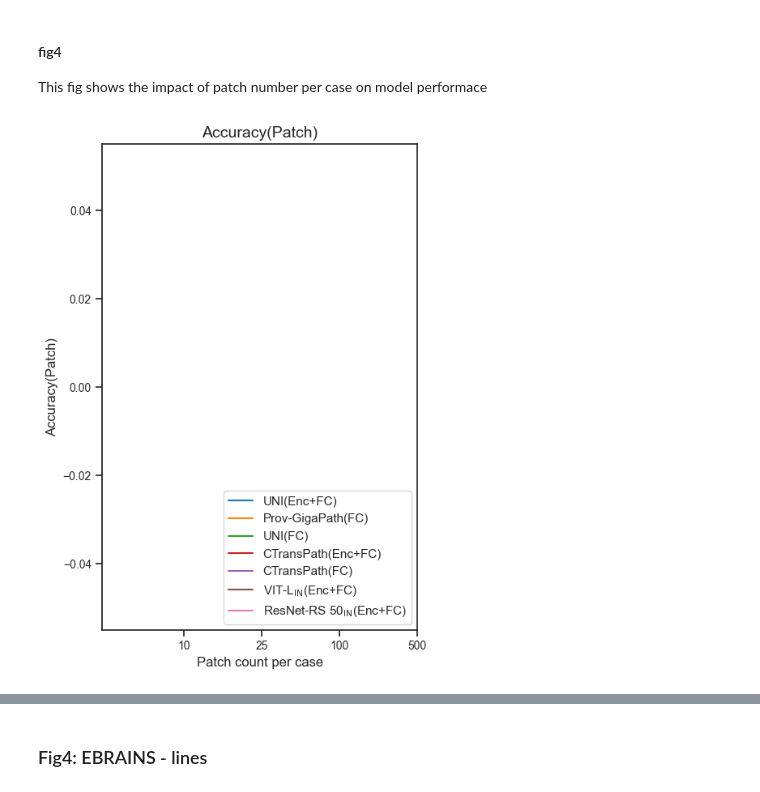
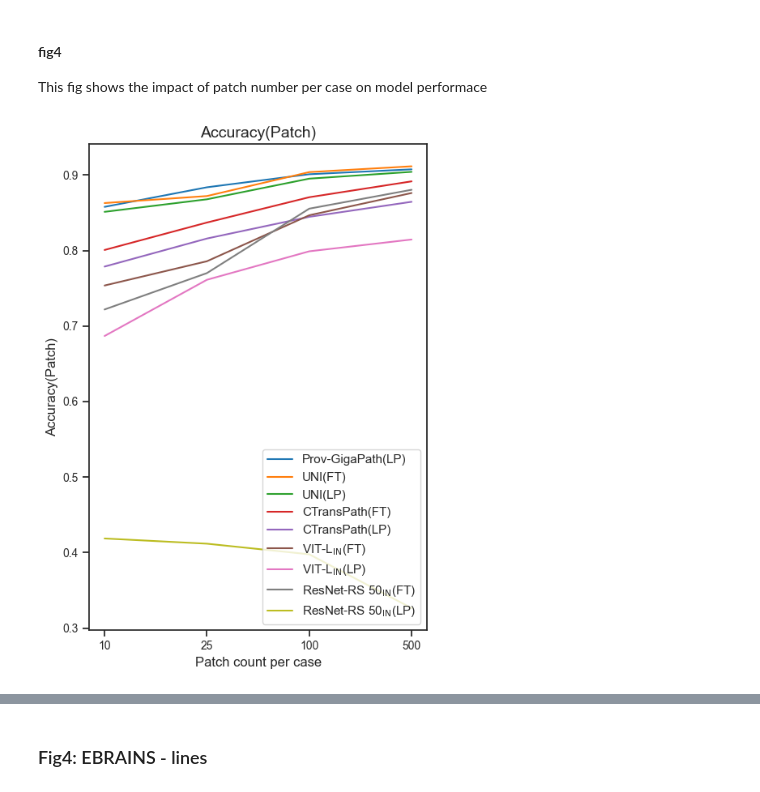
Before and after one commit to endaaman/bt, a Jupyter notebook: notes/note_metrics.ipynb, the cells around one changed output, grey strips where cells are left out. Drawn from its saved outputs; the diff is of its cells as text; code cells hidden in the pictures.

```diff
--- a/notes/note_metrics.ipynb
+++ b/notes/note_metrics.ipynb
@@ -298,41 +303,43 @@ def draw_lines(target:Literal['cv', 'ebrains'], key:str, labels=None, fill=False
             values.append([mean, mean-diff, mean+diff])
         values_by_limit.append(values)
     values_by_cond = np.array(values_by_limit).transpose(1, 0, 2)
 
     plt.figure(figsize=(5, 7))
     x = np.arange(1, 1+len(limits))
 
     for i in range(len(labels)):
         ci_l = values_by_cond[i, :, 1]
         ci_h = values_by_cond[i, :, 2]
         c = colors[i]
         plt.plot(x, values_by_cond[i, :, 0], color=c, label=labels[i])
         if fill:
             plt.fill_between(x, ci_l, ci_h, color=c, alpha=0.1)
 
     plt.xticks(x, limits)
     plt.xlabel('Patch count per case')
     plt.ylabel(key)
     plt.legend(loc='lower right')
     plt.title(key)
     # plt.grid(True, linestyle='--', alpha=0.7)
     plt.tight_layout()
     return labels
 
 labels = [
-    'UNI(Enc+FC)',
-    'Prov-GigaPath(FC)',
-    'UNI(FC)',
-    'CTransPath(Enc+FC)',
-    'CTransPath(FC)',
-    'VIT-L$\\mathrm{_{IN}}$(Enc+FC)',
-    'ResNet-RS 50$\\mathrm{_{IN}}$(Enc+FC)',
+    'Prov-GigaPath(LP)',
+    'UNI(FT)',
+    'UNI(LP)',
+    'CTransPath(FT)',
+    'CTransPath(LP)',
+    'VIT-L$\\mathrm{_{IN}}$(FT)',
+    'VIT-L$\\mathrm{_{IN}}$(LP)',
+    'ResNet-RS 50$\\mathrm{_{IN}}$(FT)',
+    'ResNet-RS 50$\\mathrm{_{IN}}$(LP)',
 ]
 draw_lines('cv', 'Accuracy(Patch)', labels=labels, fill=False)
 plt.savefig(f"out/figs/fig4_cv_pacc.png", format="png", dpi=300)
 plt.show()
 # %% [output]
-[figure, old version]
+[figure, new version]
 # %%
 draw_lines('cv', 'Accuracy', labels=labels, fill=False)
 plt.savefig(f"out/figs/fig4_cv_acc.png", format="png", dpi=300)
```
Also changed, not shown: parts of 18 cells of this notebook, 1 other file.
